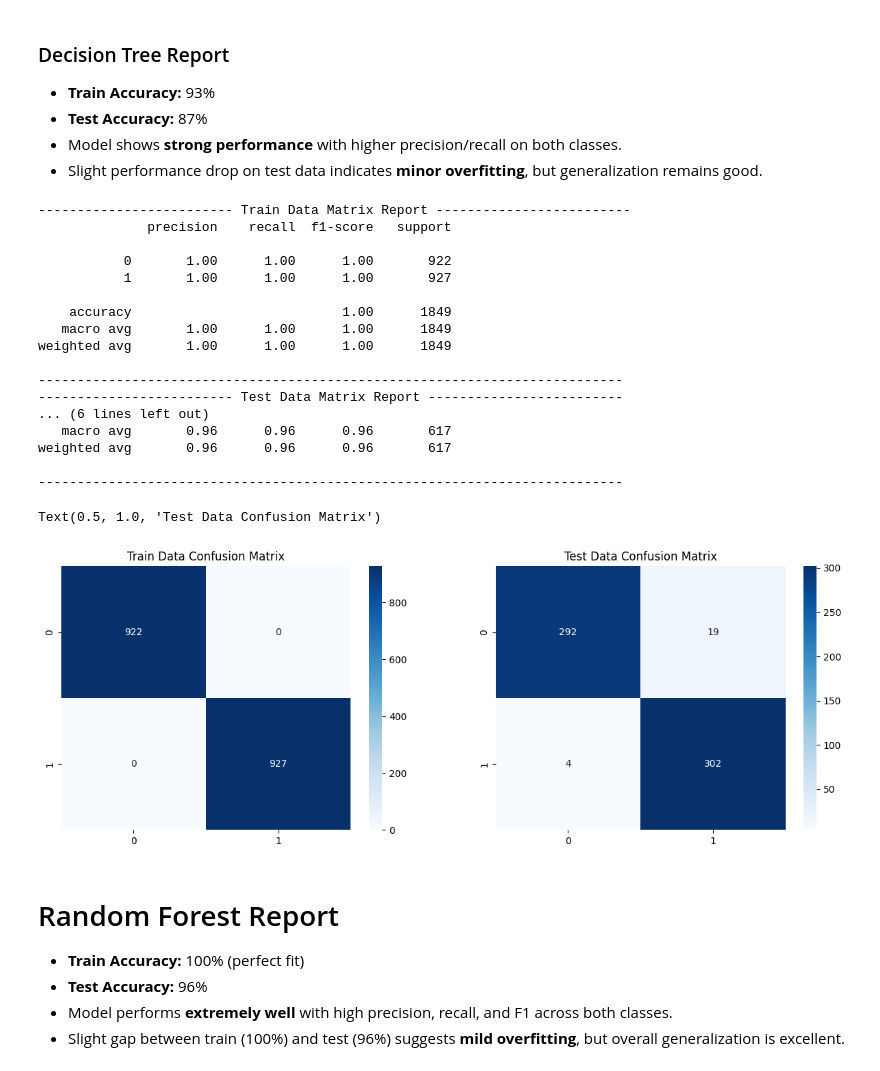
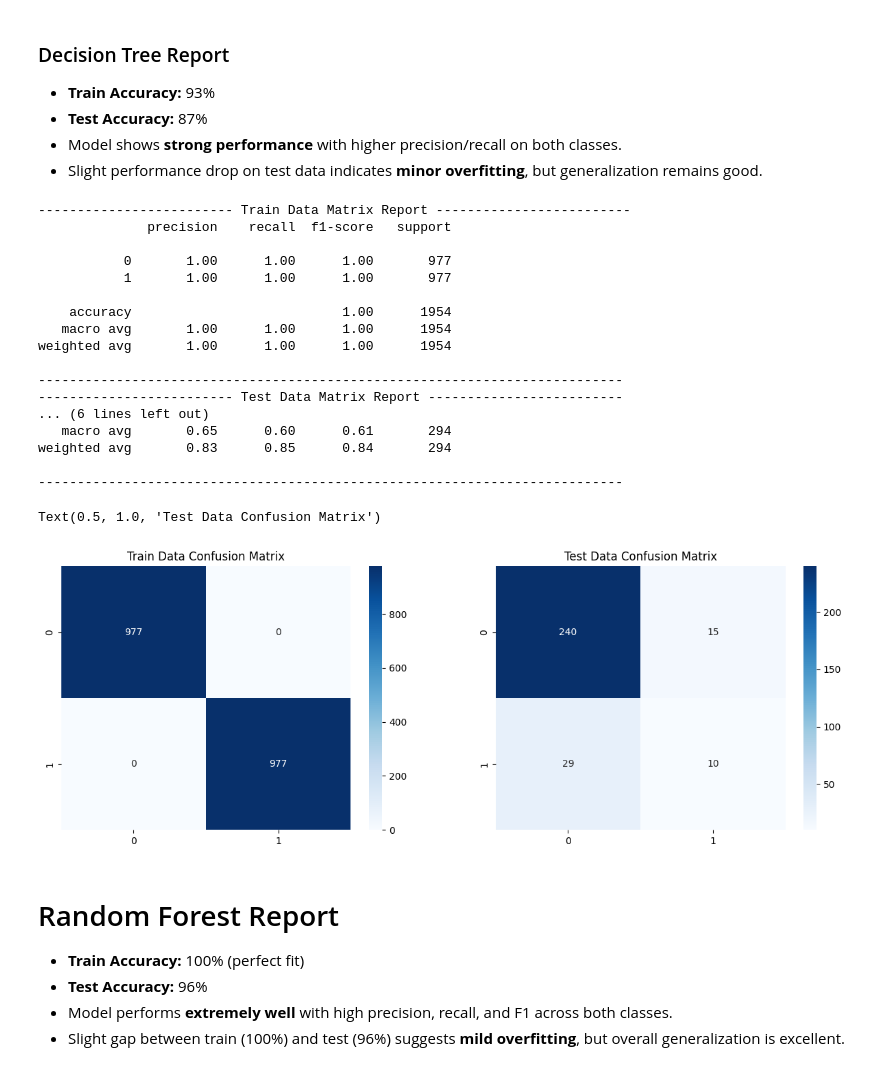
Before and after one commit to arun8nov/Employee_Attrition, a Jupyter notebook: Att_Pred.ipynb, the cells around one changed output. Cells and saved outputs as stored; diff of their text form; code cells hidden in the pictures.

```diff
--- a/Att_Pred.ipynb
+++ b/Att_Pred.ipynb
@@ -439,3 +445,0 @@ The code uses `RandomOverSampler` from `imblearn.over_sampling` to address class
-# %%
-from sklearn.model_selection import train_test_split
-x_train,x_test,y_train,y_test = train_test_split(x_resampled,y_resampled,test_size=0.25,random_state=42)
@@ -441,0 +455,7 @@ x_train,x_test,y_train,y_test = train_test_split(x_resampled,y_resampled,test_si
+# %%
+from imblearn.combine import SMOTETomek
+from collections import Counter
+print('Original Dataset y value : ',Counter(y_train))
+smt = SMOTETomek()
+x_train_resampled, y_train_resampled = smt.fit_resample(x_train, y_train)
+print('Resampled Dataset y value : ',Counter(y_train_resampled))
@@ -442,9 +471,9 @@ x_train,x_test,y_train,y_test = train_test_split(x_resampled,y_resampled,test_si
 # %%
 # Logistic
 LGR = LogisticRegression()
-LGR.fit(x_train,y_train)
+LGR.fit(x_train_resampled,y_train_resampled)
 
-y_train_pread = LGR.predict(x_train)
+y_train_pread = LGR.predict(x_train_resampled)
 y_test_pread = LGR.predict(x_test)
 
 
@@ -452,7 +481,7 @@ from sklearn.metrics import classification_report, confusion_matrix
 
 print(25*"-","Train Data Matrix Report",25*"-")
 
-print(classification_report(y_train, y_train_pread))
+print(classification_report(y_train_resampled, y_train_pread))
 print(75*"-")
 print(25*"-","Test Data Matrix Report",25*"-")
 print(classification_report(y_test, y_test_pread))
@@ -460,7 +489,7 @@ print(75*"-")
 
 fig, ax = plt.subplots(1, 2, figsize=(15, 5))
 
-sns.heatmap(confusion_matrix(y_train, y_train_pread),annot=True, fmt='d', cmap='Blues',ax=ax[0])
+sns.heatmap(confusion_matrix(y_train_resampled, y_train_pread),annot=True, fmt='d', cmap='Blues',ax=ax[0])
 ax[0].set_title('Train Data Confusion Matrix')
 
 sns.heatmap(confusion_matrix(y_test, y_test_pread),annot=True, fmt='d', cmap='Blues',ax=ax[1])
@@ -497,15 +526,15 @@ Text(0.5, 1.0, 'Test Data Confusion Matrix')
 # Decisiontree Algorithm
 from sklearn.tree import DecisionTreeClassifier
 DTC = DecisionTreeClassifier(max_depth=100,min_samples_split=15, min_samples_leaf=2,random_state=42)
-DTC.fit(x_train, y_train)
-y_train_pread = DTC.predict(x_train)
+DTC.fit(x_train_resampled, y_train_resampled)
+y_train_pread = DTC.predict(x_train_resampled)
 y_test_pread = DTC.predict(x_test)
 
 from sklearn.metrics import classification_report, confusion_matrix
 
 print(25*"-","Train Data Matrix Report",25*"-")
 
-print(classification_report(y_train, y_train_pread))
+print(classification_report(y_train_resampled, y_train_pread))
 print(75*"-")
 print(25*"-","Test Data Matrix Report",25*"-")
 print(classification_report(y_test, y_test_pread))
@@ -513,7 +542,7 @@ print(75*"-")
 
 fig, ax = plt.subplots(1, 2, figsize=(15, 5))
 
-sns.heatmap(confusion_matrix(y_train, y_train_pread),annot=True, fmt='d', cmap='Blues',ax=ax[0])
+sns.heatmap(confusion_matrix(y_train_resampled, y_train_pread),annot=True, fmt='d', cmap='Blues',ax=ax[0])
 ax[0].set_title('Train Data Confusion Matrix')
 
 sns.heatmap(confusion_matrix(y_test, y_test_pread),annot=True, fmt='d', cmap='Blues',ax=ax[1])
@@ -549,47 +578,47 @@ Text(0.5, 1.0, 'Test Data Confusion Matrix')
 # Randomforest Algorithm
 from sklearn.ensemble import RandomForestClassifier
 RFC = RandomForestClassifier(random_state=42)
-RFC.fit(x_train, y_train)
-y_train_pread = RFC.predict(x_train)
+RFC.fit(x_train_resampled, y_train_resampled)
+y_train_pread = RFC.predict(x_train_resampled)
 y_test_pread = RFC.predict(x_test)
 
 from sklearn.metrics import classification_report, confusion_matrix
 
 print(25*"-","Train Data Matrix Report",25*"-")
 
-print(classification_report(y_train, y_train_pread))
+print(classification_report(y_train_resampled, y_train_pread))
 print(75*"-")
 print(25*"-","Test Data Matrix Report",25*"-")
 print(classification_report(y_test, y_test_pread))
 print(75*"-")
 
 fig, ax = plt.subplots(1, 2, figsize=(15, 5))
 
-sns.heatmap(confusion_matrix(y_train, y_train_pread),annot=True, fmt='d', cmap='Blues',ax=ax[0])
+sns.heatmap(confusion_matrix(y_train_resampled, y_train_pread),annot=True, fmt='d', cmap='Blues',ax=ax[0])
 ax[0].set_title('Train Data Confusion Matrix')
 
 sns.heatmap(confusion_matrix(y_test, y_test_pread),annot=True, fmt='d', cmap='Blues',ax=ax[1])
 ax[1].set_title('Test Data Confusion Matrix')
 # %% [output]
 ------------------------- Train Data Matrix Report -------------------------
               precision    recall  f1-score   support
 
-           0       1.00      1.00      1.00       922
-           1       1.00      1.00      1.00       927
+           0       1.00      1.00      1.00       977
+           1       1.00      1.00      1.00       977
 
-    accuracy                           1.00      1849
-   macro avg       1.00      1.00      1.00      1849
-weighted avg       1.00      1.00      1.00      1849
+    accuracy                           1.00      1954
+   macro avg       1.00      1.00      1.00      1954
+weighted avg       1.00      1.00      1.00      1954
 
 ---------------------------------------------------------------------------
 ------------------------- Test Data Matrix Report -------------------------
 ... (6 lines left out)
-   macro avg       0.96      0.96      0.96       617
-weighted avg       0.96      0.96      0.96       617
+   macro avg       0.65      0.60      0.61       294
+weighted avg       0.83      0.85      0.84       294
 
 ---------------------------------------------------------------------------
 Text(0.5, 1.0, 'Test Data Confusion Matrix')
-[figure, old version]
+[figure, new version]
 # %% [markdown]
 # Random Forest Report
 
```
Also changed, not shown: parts of 31 cells of this notebook, 6 other files.
